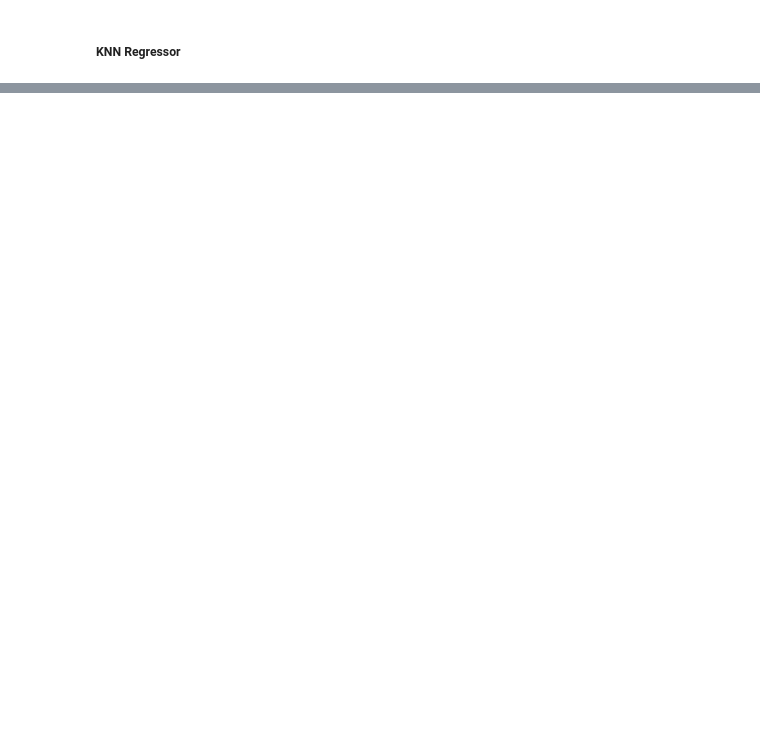
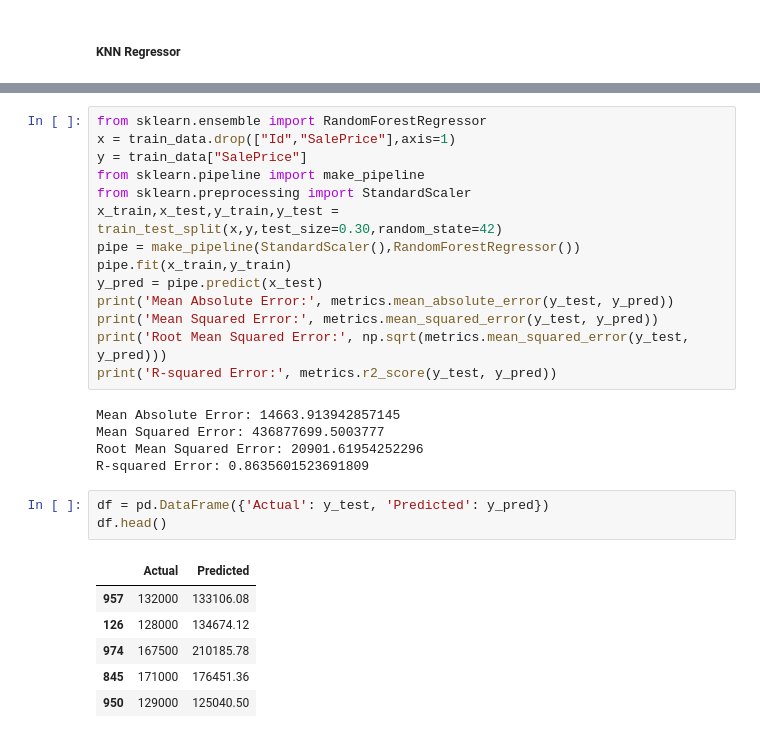
Before and after one commit to MichaelWoo-git/House_Pricing_Prediction_ML_Regression, a Jupyter notebook: House_Main.ipynb, the cells around one changed output, grey strips where cells are left out. Drawn from its saved outputs; the diff is of its cells as text; blank space fills up the shorter version.

```diff
--- a/House_Main.ipynb
+++ b/House_Main.ipynb
@@ -453,0 +487,29 @@ df.head()
+# %%
+from sklearn.ensemble import RandomForestRegressor
+x = train_data.drop(["Id","SalePrice"],axis=1)
+y = train_data["SalePrice"]
+from sklearn.pipeline import make_pipeline
+from sklearn.preprocessing import StandardScaler
+x_train,x_test,y_train,y_test = train_test_split(x,y,test_size=0.30,random_state=42)
+pipe = make_pipeline(StandardScaler(),RandomForestRegressor())
+pipe.fit(x_train,y_train)
+y_pred = pipe.predict(x_test)
+print('Mean Absolute Error:', metrics.mean_absolute_error(y_test, y_pred))
+print('Mean Squared Error:', metrics.mean_squared_error(y_test, y_pred))
+print('Root Mean Squared Error:', np.sqrt(metrics.mean_squared_error(y_test, y_pred)))
+print('R-squared Error:', metrics.r2_score(y_test, y_pred))
+# %% [output]
+Mean Absolute Error: 14663.913942857145
+Mean Squared Error: 436877699.5003777
+Root Mean Squared Error: 20901.61954252296
+R-squared Error: 0.8635601523691809
+# %%
+df = pd.DataFrame({'Actual': y_test, 'Predicted': y_pred})
+df.head()
+# %% [output]
+|  | Actual | Predicted |
+| 957 | 132000 | 133106.08 |
+| 126 | 128000 | 134674.12 |
+| 974 | 167500 | 210185.78 |
+| 845 | 171000 | 176451.36 |
+| 950 | 129000 | 125040.50 |
```
Also changed, not shown: parts of 11 cells of this notebook.
